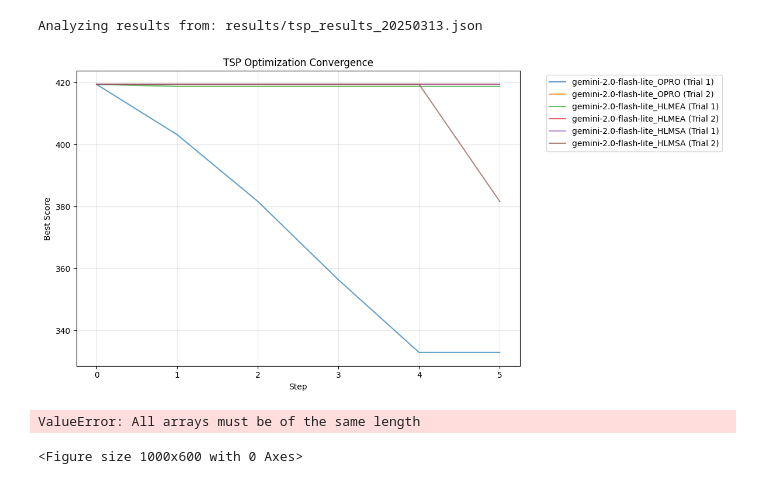
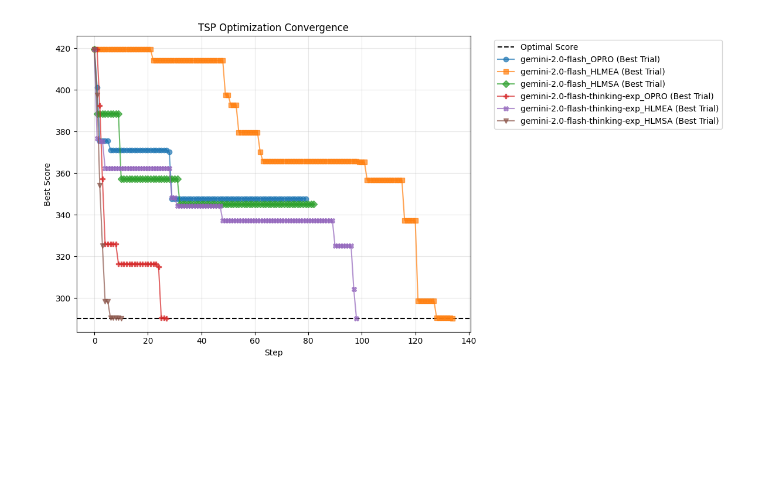
Before and after one commit to rizkiokt/llmize, a Jupyter notebook: examples/tsp/analyze_results.ipynb, the cells around one changed output. Cells and saved outputs as stored; diff of their text form; code cells hidden in the pictures; blank space fills up the shorter version.

```diff
--- a/examples/tsp/analyze_results.ipynb
+++ b/examples/tsp/analyze_results.ipynb
@@ -96,21 +153,17 @@ results_dir = Path('results')
 results_files = list(results_dir.glob('tsp_results_*.json'))
 
 
-latest_file = max(results_files, key=lambda x: x.stat().st_mtime)
-print(f"Analyzing results from: {latest_file}")
+# Combine all results files
+all_results = {}
+for file in results_files:
+    results = load_results(file)
+    all_results.update(results)
-# %% [output]
-Analyzing results from: results/tsp_results_20250313.json
 # %%
 # Load and analyze results
-results = load_results(latest_file)
+results = all_results
 stats = analyze_results(results, optimal_score=290.22)
 # %%
 # Generate visualizations
-plot_convergence(results)
+plot_convergence(results, optimal_score=290.22)
 # %% [output]
-[figure, old version]
+[figure, new version]
-# %%
-plot_method_comparison(stats)
-# %% [output]
-ValueError: All arrays must be of the same length
-<Figure size 1000x600 with 0 Axes>
```
Also changed, not shown: parts of 3 cells of this notebook, 20 other files.
